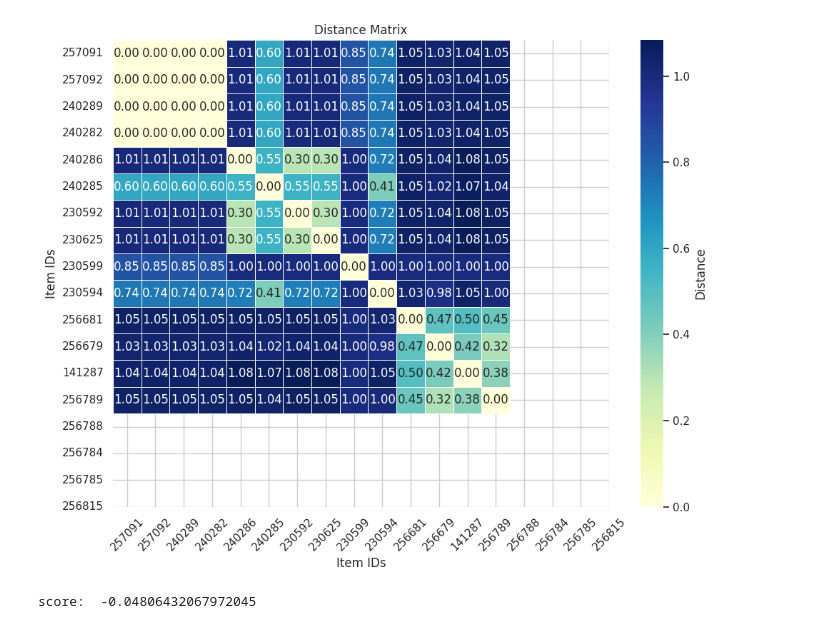
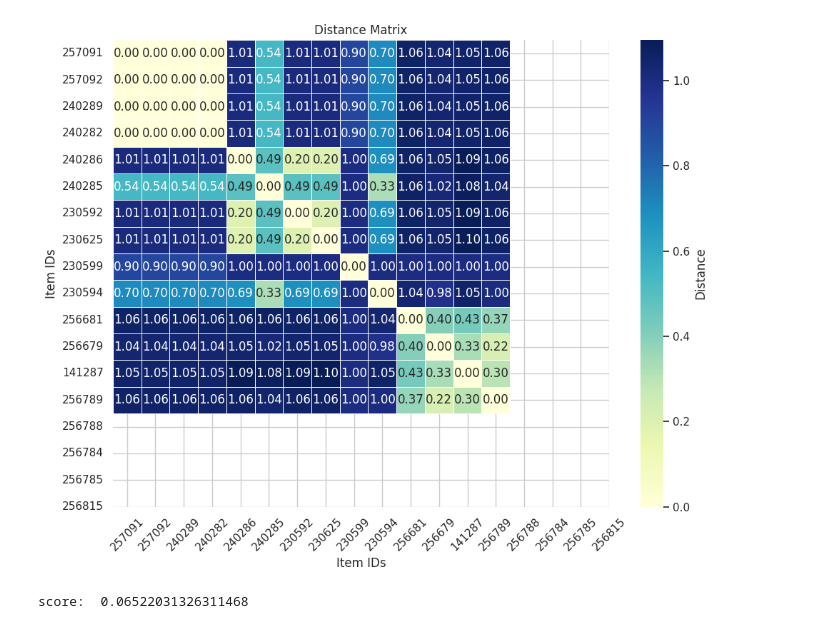
Before and after one commit to toku463ne/pyAnomalyDetector, a Jupyter notebook: jupyter_notebook/plot_dbscan.ipynb, the cells around one changed output. Saved outputs shown, nothing was run; the diff lists cells and outputs as text; code cells hidden in the pictures.

```diff
--- a/jupyter_notebook/plot_dbscan.ipynb
+++ b/jupyter_notebook/plot_dbscan.ipynb
@@ -25,39 +25,39 @@ h_data = dg.get_history_data(startep, endep, itemIds) # pd.DataFrame
 chart_stats = normalizer.get_chart_stats(t_data, itemIds)
 charts, _ = normalizer.df2charts(h_data, itemIds)
 # %%
-distance_matrix = classifiers.compute_combined_distance_matrix(charts, chart_stats, alpha=0.7)
+distance_matrix = classifiers.compute_combined_distance_matrix(charts, chart_stats, alpha=0.2)
 
 
 # plot the distance matrix
 import matplotlib.pyplot as plt
 import seaborn as sns
 import numpy as np
 from matplotlib import rcParams
 rcParams['font.family'] = 'serif'
 rcParams['font.serif'] = ['Times New Roman']
 rcParams['font.size'] = 12
 sns.set(style="whitegrid")
 plt.figure(figsize=(10, 8))
 sns.heatmap(distance_matrix, cmap="YlGnBu", annot=True, fmt=".2f", cbar_kws={'label': 'Distance'}, linewidths=.5)
 plt.title("Distance Matrix")
 plt.xlabel("Item IDs")
 plt.ylabel("Item IDs")
 plt.xticks(ticks=np.arange(len(itemIds)) + 0.5, labels=itemIds, rotation=45)
 plt.yticks(ticks=np.arange(len(itemIds)) + 0.5, labels=itemIds, rotation=0)
 plt.tight_layout()
 plt.savefig('distance_matrix.png', dpi=300)
 plt.show()
 # %% [output]
-[figure, old version]
+[figure, new version]
 # %%
 clusters, centroids, charts = classifiers.run_dbscan(charts, chart_stats,
-                                                    alpha=0.7, eps=0.6, min_samples=2)
+                                                    alpha=0.2, threshold=0.3, min_samples=2)
 #clusters = classifiers.reassign_charts(charts, clusters, centroids, 0.5)
 
 score = classifiers.evaluate_clusters(charts, clusters)
 print("score: ", score)
 # %% [output]
-score:  -0.04806432067972045
+score:  0.06522031326311468
 # %%
 view_source = {
     "name": "views_20250406",
```
Also changed, not shown: parts of 2 cells of this notebook, 3 other files.
